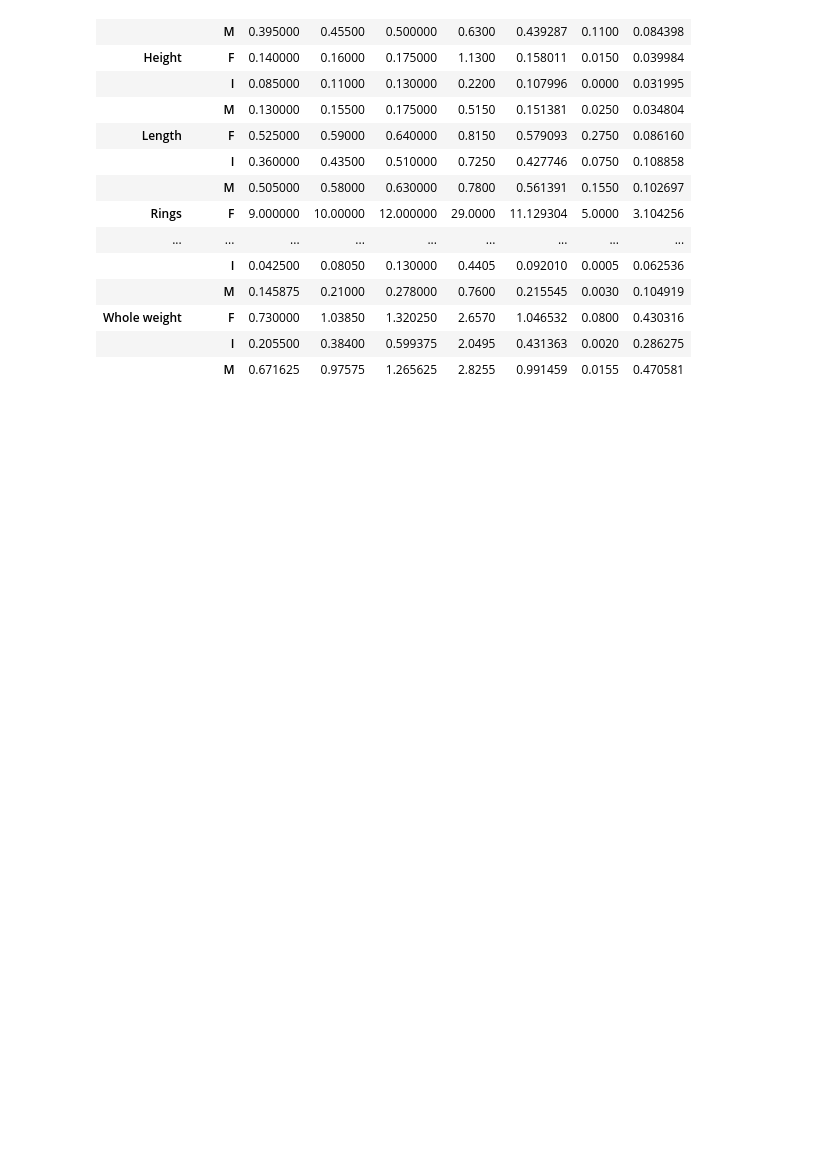
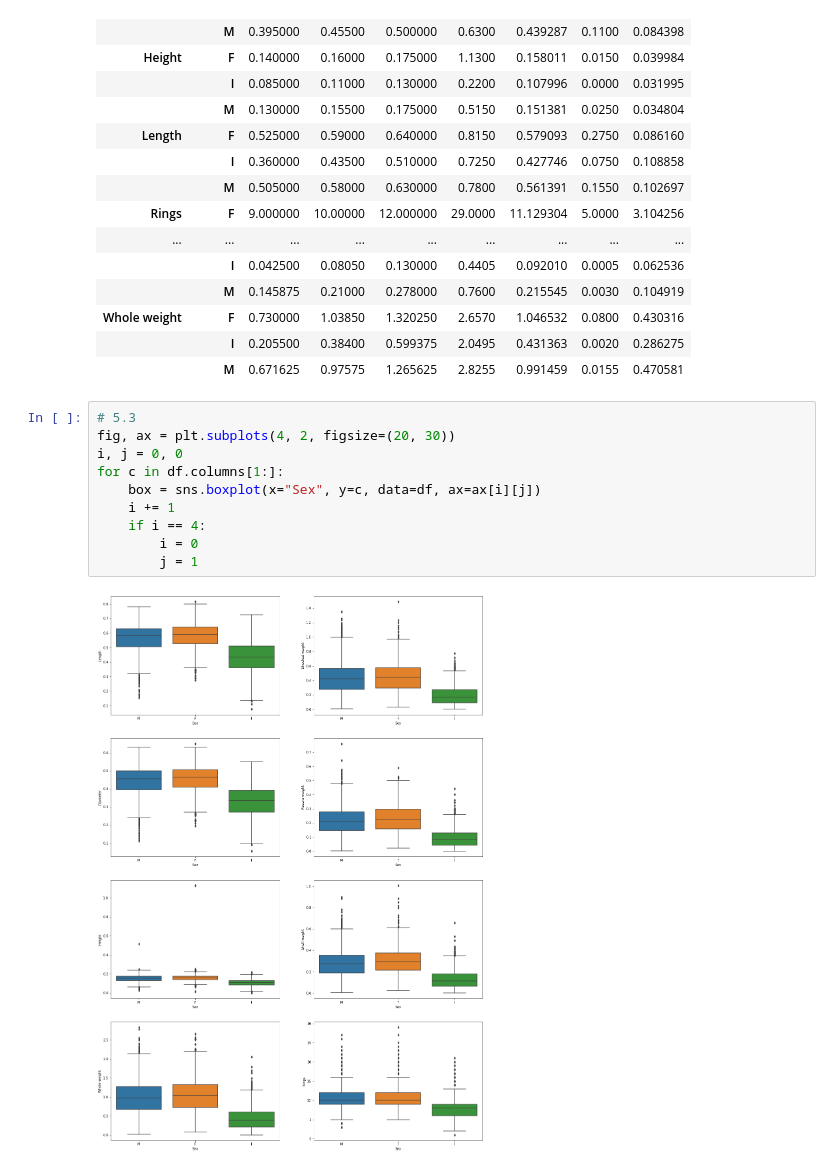
Before and after one commit to WojciechSova/pythonProject, a Jupyter notebook: Untitled.ipynb, the cells around one changed output. Drawn from its saved outputs; the diff is of its cells as text; blank space fills up the shorter version.

```diff
--- a/Untitled.ipynb
+++ b/Untitled.ipynb
@@ -127,3 +127,15 @@ five
 | Whole weight | F | 0.730000 | 1.03850 | 1.320250 | 2.6570 | 1.046532 | 0.0800 | 0.430316 |
 |  | I | 0.205500 | 0.38400 | 0.599375 | 2.0495 | 0.431363 | 0.0020 | 0.286275 |
 |  | M | 0.671625 | 0.97575 | 1.265625 | 2.8255 | 0.991459 | 0.0155 | 0.470581 |
+# %%
+# 5.3
+fig, ax = plt.subplots(4, 2, figsize=(20, 30))
+i, j = 0, 0
+for c in df.columns[1:]:
+    box = sns.boxplot(x="Sex", y=c, data=df, ax=ax[i][j])
+    i += 1
+    if i == 4:
+        i = 0
+        j = 1
+# %% [output]
+[figure, added]
```
